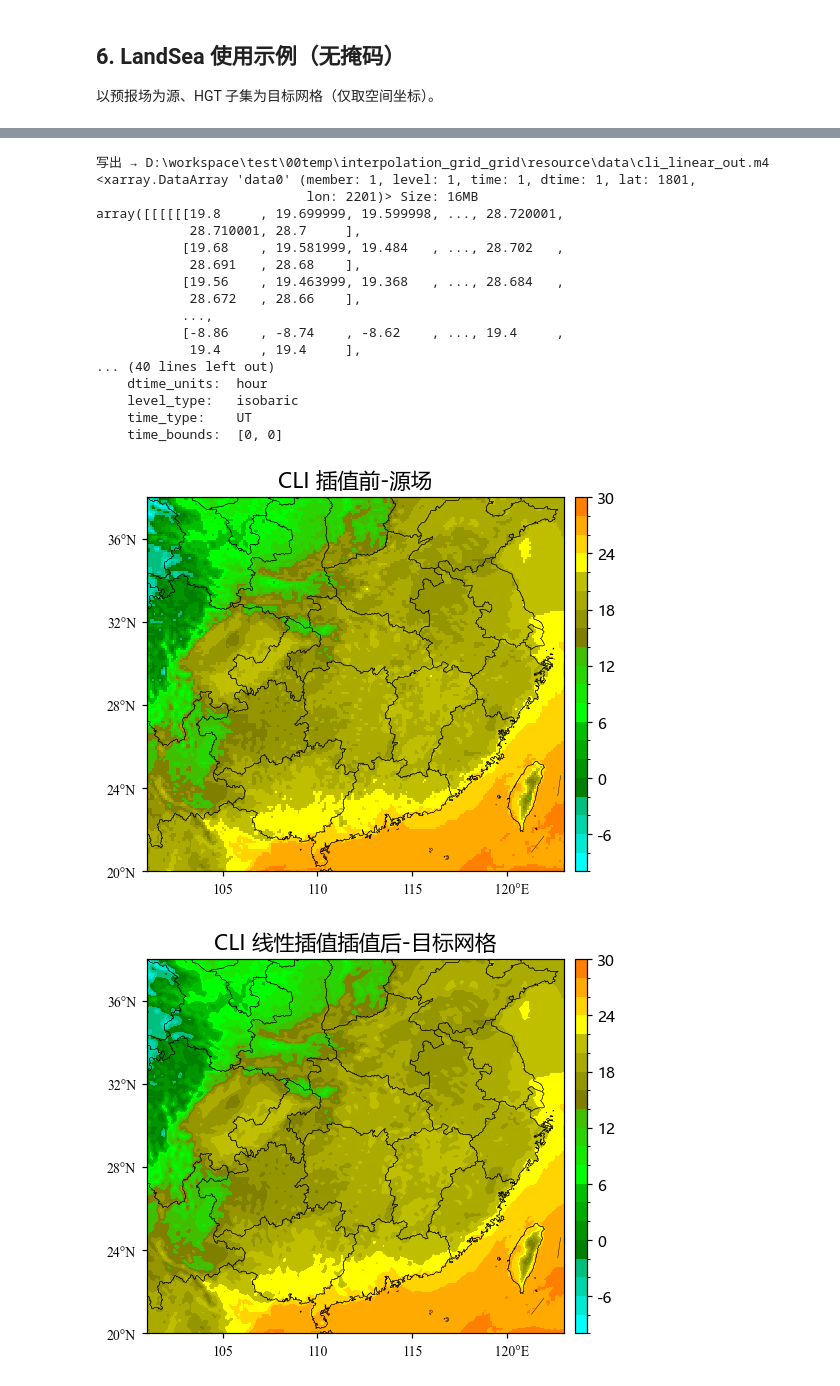
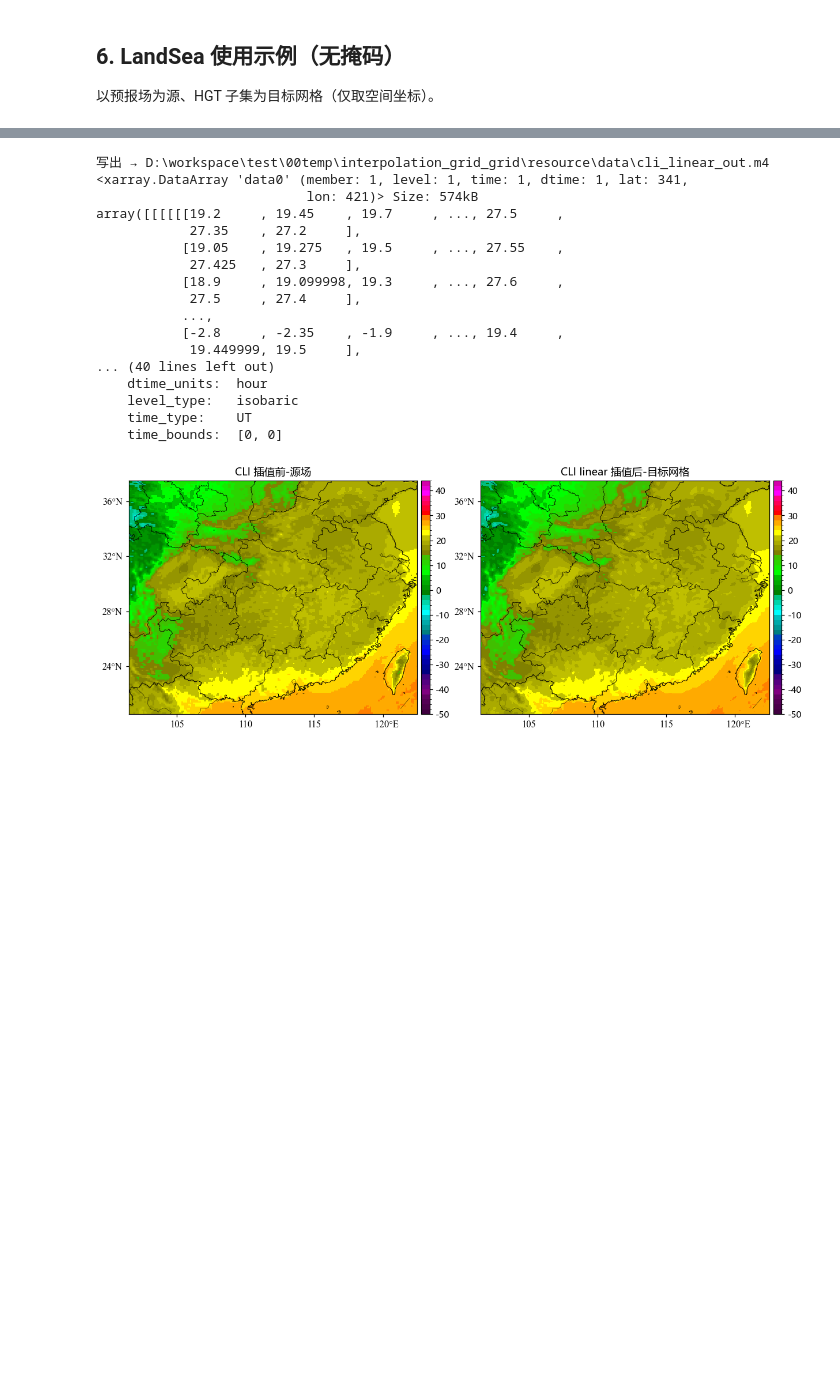
Before and after one commit to HerADCalciummilk/test, a Jupyter notebook: 00temp/interpolation_grid_grid/nbs/interpolation_grid_grid_说明.ipynb, the cells around one changed output, grey strips where cells are left out. Saved outputs shown, nothing was run; the diff lists cells and outputs as text; code cells hidden in the pictures; blank space fills up the shorter version.

```diff
--- a/00temp/interpolation_grid_grid/nbs/interpolation_grid_grid_说明.ipynb
+++ b/00temp/interpolation_grid_grid/nbs/interpolation_grid_grid_说明.ipynb
@@ -283,56 +338,47 @@ array([[[[[[19.8     , 19.699999, 19.599998, ..., 28.720001,
 # %%
-from cli.interpolation_grid_grid_cli import InterpolationGridGridCli
+from cli.interpolation_grid_grid_cli import process
 
 input_path = str(DATA_DIR / "2026100900.024.nc")
 out_linear = str(DATA_DIR / "cli_linear_out.m4")
 
 # 1) 调度写盘
-rc = InterpolationGridGridCli.call(
-    module="linear",
+res = process(
+    method="linear",
     grid=input_path,
     output=out_linear,
-    glon="101.0, 123.0, 0.01",
-    glat="20.0, 38.0, 0.01",
+    glon="101.5, 122.5, 0.05",
+    glat="20.5, 37.5, 0.05",
     outer_value=0.0,
     grid_type="nc",
 )
 
 # 2) 读输入场与输出场（输入场绘图只绘插值范围）
 grid = meb.read_griddata_from_nc(input_path)
 grd_in = grid.sel(lon=slice(101.0, 123.0), lat=slice(20.0, 38.0))
 result = meb.read_griddata_from_micaps4(out_linear)
 print("写出 →", out_linear)
 print(result)
 
-cmap, clevs = get_cmap_and_clevs_by_element_name("temp")
-pcolormesh_2d_grid(
-    grd_in, title="CLI 插值前-源场",
-    cmap=cmap, clevs=clevs, dpi=110, show=True,
-)
-pcolormesh_2d_grid(
-    result, title="CLI 线性插值插值后-目标网格",
-    cmap=cmap, clevs=clevs, dpi=110, show=True,
-)
+plot_compare(grd_in, result, "CLI linear 插值后-目标网格", title_src="CLI 插值前-源场")
 # %% [output]
 写出 → D:\workspace\test\00temp\interpolation_grid_grid\resource\data\cli_linear_out.m4
-<xarray.DataArray 'data0' (member: 1, level: 1, time: 1, dtime: 1, lat: 1801,
-                           lon: 2201)> Size: 16MB
-array([[[[[[19.8     , 19.699999, 19.599998, ..., 28.720001,
-            28.710001, 28.7     ],
-           [19.68    , 19.581999, 19.484   , ..., 28.702   ,
-            28.691   , 28.68    ],
-           [19.56    , 19.463999, 19.368   , ..., 28.684   ,
-            28.672   , 28.66    ],
+<xarray.DataArray 'data0' (member: 1, level: 1, time: 1, dtime: 1, lat: 341,
+                           lon: 421)> Size: 574kB
+array([[[[[[19.2     , 19.45    , 19.7     , ..., 27.5     ,
+            27.35    , 27.2     ],
+           [19.05    , 19.275   , 19.5     , ..., 27.55    ,
+            27.425   , 27.3     ],
+           [18.9     , 19.099998, 19.3     , ..., 27.6     ,
+            27.5     , 27.4     ],
            ...,
-           [-8.86    , -8.74    , -8.62    , ..., 19.4     ,
-            19.4     , 19.4     ],
+           [-2.8     , -2.35    , -1.9     , ..., 19.4     ,
+            19.449999, 19.5     ],
 ... (40 lines left out)
     dtime_units:  hour
     level_type:   isobaric
     time_type:    UT
     time_bounds:  [0, 0]
-[figure, old version]
+[figure, new version]
-[figure, removed]
 # %% [markdown]
 #### CLI：`conservative`（面积加权）
 
```
Also changed, not shown: parts of 21 cells of this notebook, 21 other files.
